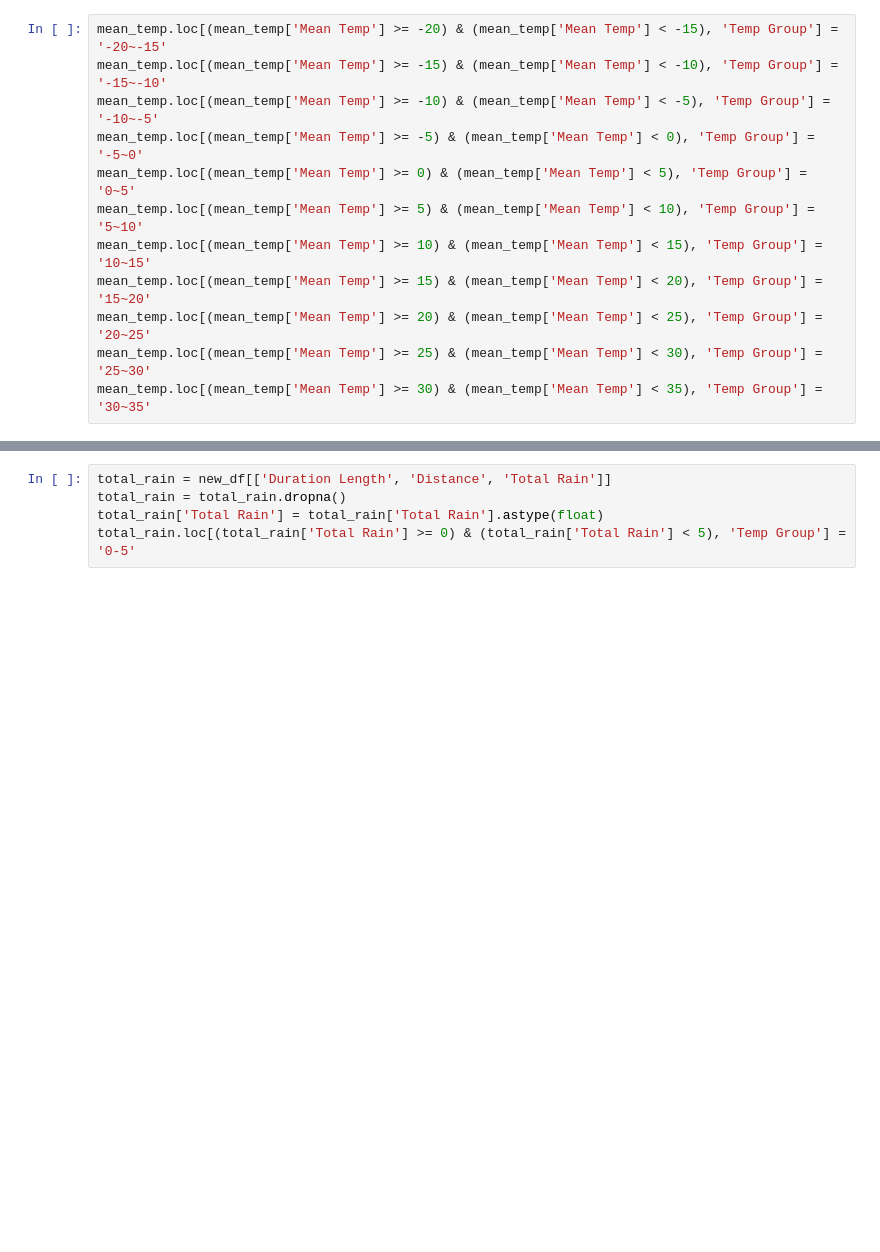
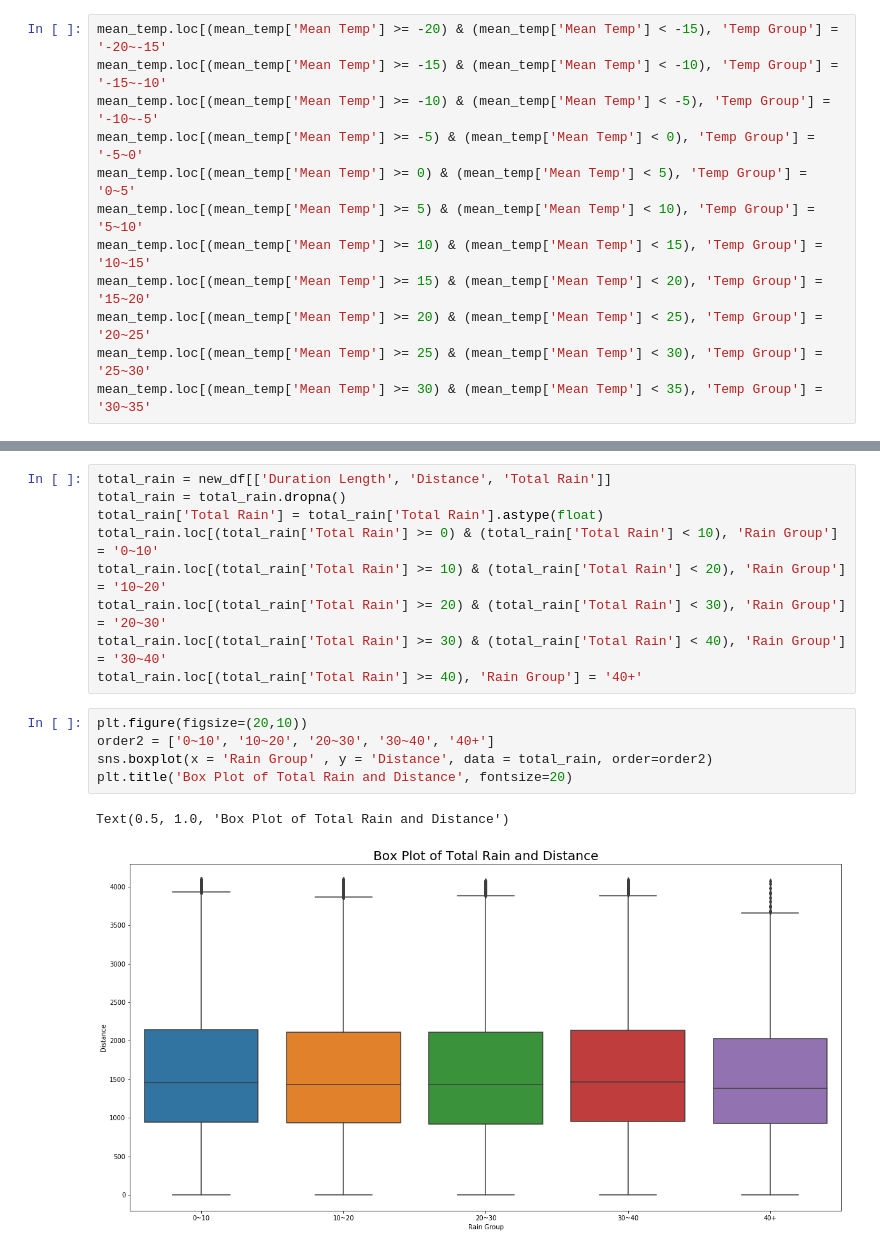
Before and after one commit to candisss/toronto_bikeshare, a Jupyter notebook: Finished.ipynb, the cells around one changed output, grey strips where cells are left out. Saved outputs shown, nothing was run; the diff lists cells and outputs as text; blank space fills up the shorter version.

```diff
--- a/Finished.ipynb
+++ b/Finished.ipynb
@@ -405,4 +484,16 @@ sns.boxplot(x = 'Temp Group' , y = 'Distance', data = mean_temp, order=order)
 total_rain = new_df[['Duration Length', 'Distance', 'Total Rain']]
 total_rain = total_rain.dropna()
 total_rain['Total Rain'] = total_rain['Total Rain'].astype(float)
-total_rain.loc[(total_rain['Total Rain'] >= 0) & (total_rain['Total Rain'] < 5), 'Temp Group'] = '0-5'
+total_rain.loc[(total_rain['Total Rain'] >= 0) & (total_rain['Total Rain'] < 10), 'Rain Group'] = '0~10'
+total_rain.loc[(total_rain['Total Rain'] >= 10) & (total_rain['Total Rain'] < 20), 'Rain Group'] = '10~20'
+total_rain.loc[(total_rain['Total Rain'] >= 20) & (total_rain['Total Rain'] < 30), 'Rain Group'] = '20~30'
+total_rain.loc[(total_rain['Total Rain'] >= 30) & (total_rain['Total Rain'] < 40), 'Rain Group'] = '30~40'
+total_rain.loc[(total_rain['Total Rain'] >= 40), 'Rain Group'] = '40+'
+# %%
+plt.figure(figsize=(20,10))
+order2 = ['0~10', '10~20', '20~30', '30~40', '40+']
+sns.boxplot(x = 'Rain Group' , y = 'Distance', data = total_rain, order=order2)
+plt.title('Box Plot of Total Rain and Distance', fontsize=20)
+# %% [output]
+Text(0.5, 1.0, 'Box Plot of Total Rain and Distance')
+[figure, added]
```
Also changed, not shown: parts of 33 cells of this notebook.
